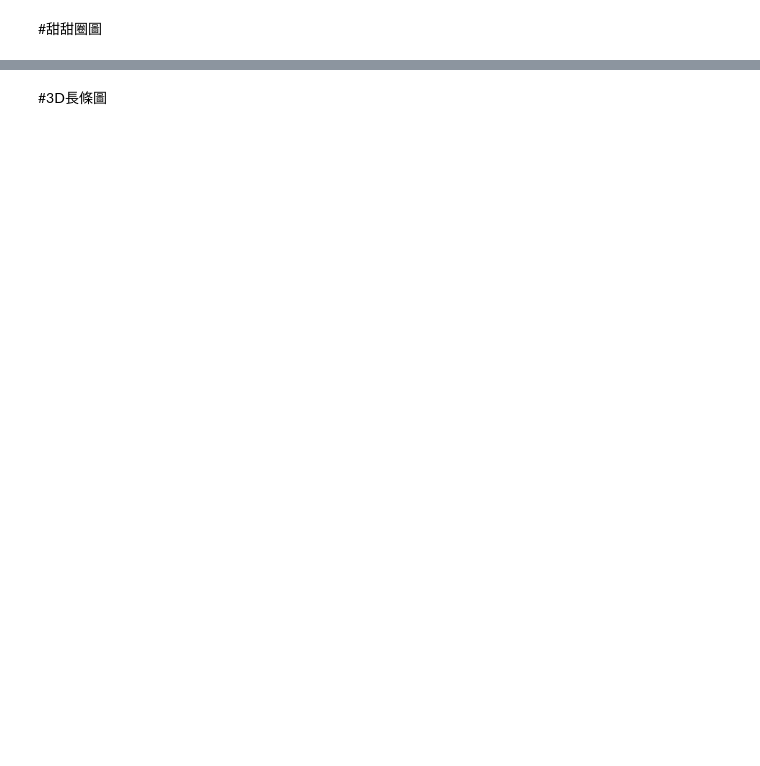
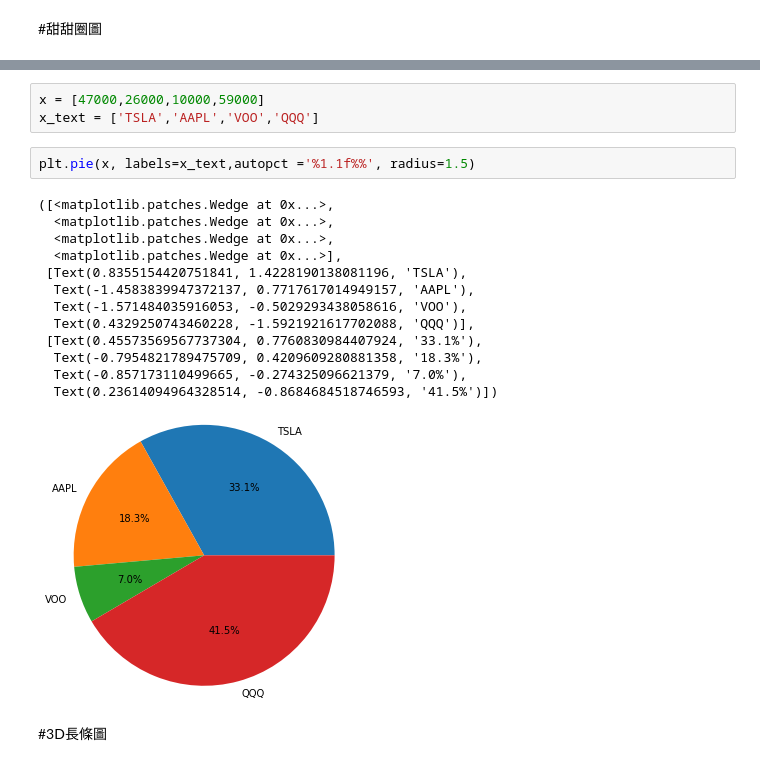
Before and after one commit to shccgxqp/python_model_learn, a Jupyter notebook: matplotlib/matplotlib2.ipynb, the cells around one changed output, grey strips where cells are left out. Saved outputs shown, nothing was run; the diff lists cells and outputs as text; blank space fills up the shorter version.

```diff
--- a/matplotlib/matplotlib2.ipynb
+++ b/matplotlib/matplotlib2.ipynb
@@ -40,2 +84,21 @@ plt.legend()
+# %%
+x = [47000,26000,10000,59000]
+x_text = ['TSLA','AAPL','VOO','QQQ']
+# %%
+plt.pie(x, labels=x_text,autopct ='%1.1f%%', radius=1.5)
+# %% [output]
+([<matplotlib.patches.Wedge at 0x...>,
+  <matplotlib.patches.Wedge at 0x...>,
+  <matplotlib.patches.Wedge at 0x...>,
+  <matplotlib.patches.Wedge at 0x...>],
+ [Text(0.8355154420751841, 1.4228190138081196, 'TSLA'),
+  Text(-1.4583839947372137, 0.7717617014949157, 'AAPL'),
+  Text(-1.571484035916053, -0.5029293438058616, 'VOO'),
+  Text(0.4329250743460228, -1.5921921617702088, 'QQQ')],
+ [Text(0.45573569567737304, 0.7760830984407924, '33.1%'),
+  Text(-0.7954821789475709, 0.4209609280881358, '18.3%'),
+  Text(-0.857173110499665, -0.274325096621379, '7.0%'),
+  Text(0.23614094964328514, -0.8684684518746593, '41.5%')])
+[figure, added]
 # %% [markdown]
 #3D長條圖
```
Also changed, not shown: parts of 11 cells of this notebook.
